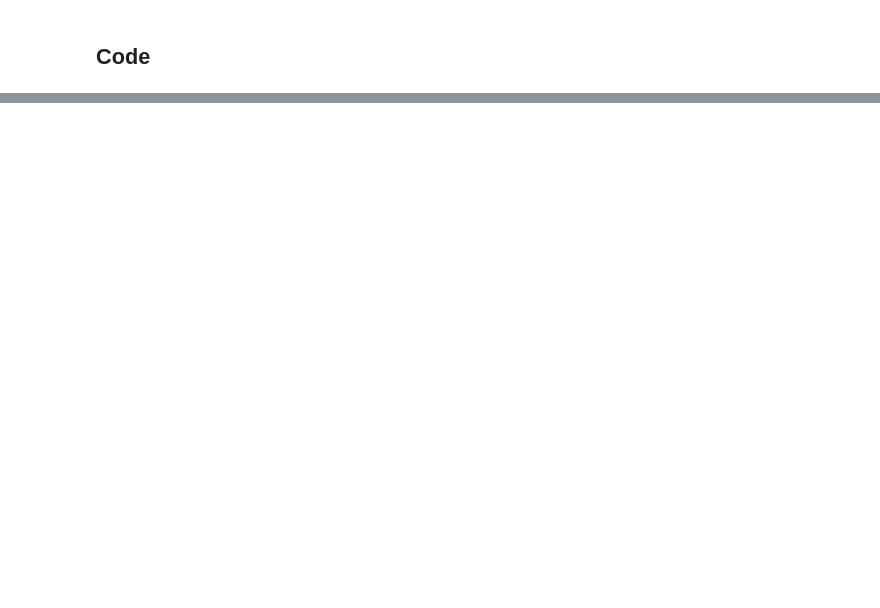
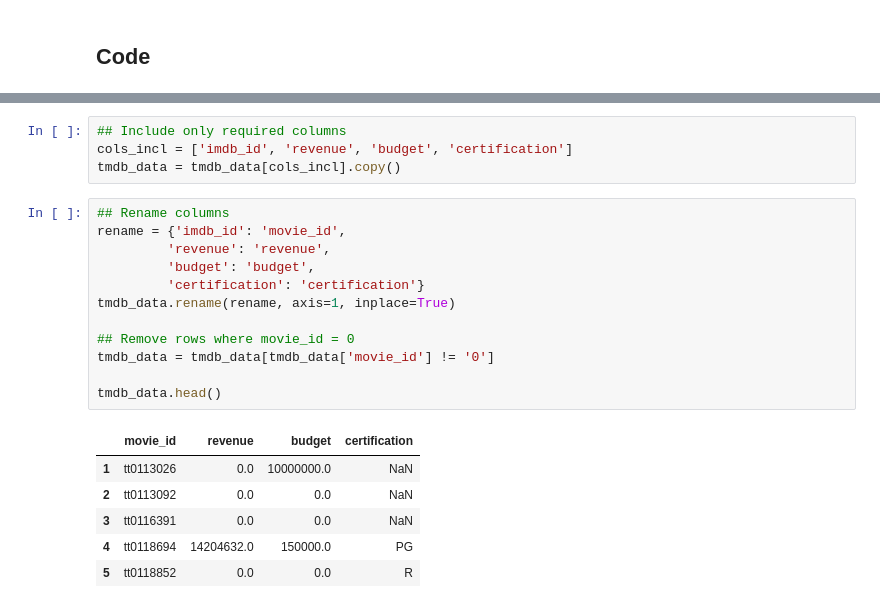
Before and after one commit to shabana1408/Project-3, a Jupyter notebook: Project 3 - Part 3.ipynb, the cells around one changed output, grey strips where cells are left out. Drawn from its saved outputs; the diff is of its cells as text; blank space fills up the shorter version.

```diff
--- a/Project 3 - Part 3.ipynb
+++ b/Project 3 - Part 3.ipynb
@@ -108,0 +223,23 @@ tmdb_data = pd.concat([tmdb_2000, tmdb_2001], axis=0)
+# %%
+## Include only required columns
+cols_incl = ['imdb_id', 'revenue', 'budget', 'certification']
+tmdb_data = tmdb_data[cols_incl].copy()
+# %%
+## Rename columns
+rename = {'imdb_id': 'movie_id',
+         'revenue': 'revenue',
+         'budget': 'budget',
+         'certification': 'certification'}
+tmdb_data.rename(rename, axis=1, inplace=True)
+
+## Remove rows where movie_id = 0
+tmdb_data = tmdb_data[tmdb_data['movie_id'] != '0']
+
+tmdb_data.head()
+# %% [output]
+|  | movie_id | revenue | budget | certification |
+| 1 | tt0113026 | 0.0 | 10000000.0 | NaN |
+| 2 | tt0113092 | 0.0 | 0.0 | NaN |
+| 3 | tt0116391 | 0.0 | 0.0 | NaN |
+| 4 | tt0118694 | 14204632.0 | 150000.0 | PG |
+| 5 | tt0118852 | 0.0 | 0.0 | R |
```
Also changed, not shown: parts of 28 cells of this notebook, 9 other files.
